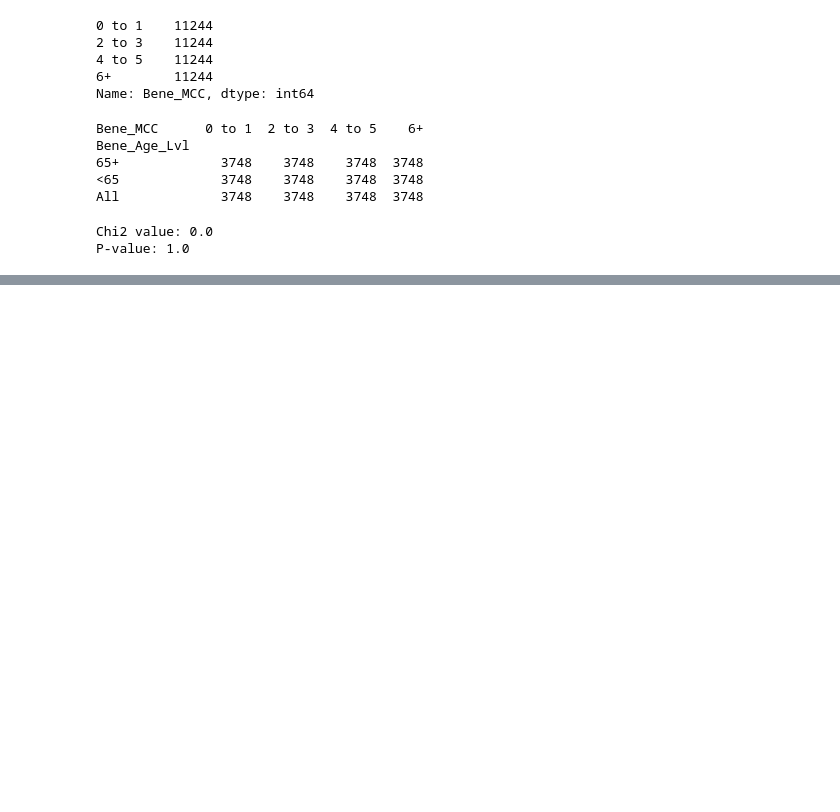
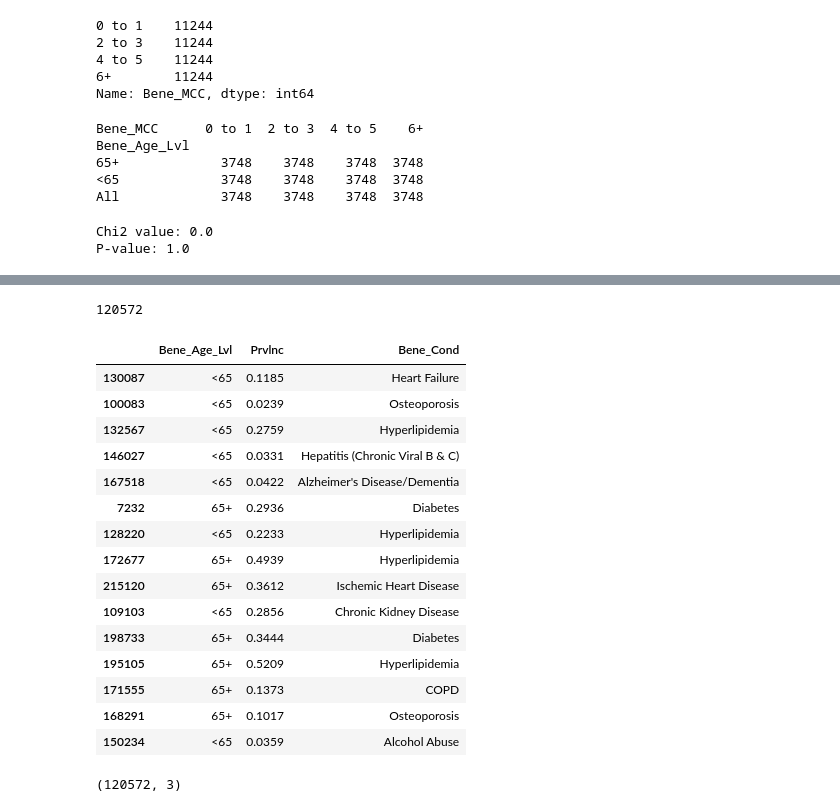
Before and after one commit to kkettip/datasci_5_statistics, a Jupyter notebook: datasci_5_statistics.ipynb, the cells around one changed output, grey strips where cells are left out. Drawn from its saved outputs; the diff is of its cells as text; code cells hidden in the pictures; blank space fills up the shorter version.

```diff
--- a/datasci_5_statistics.ipynb
+++ b/datasci_5_statistics.ipynb
@@ -68,0 +120,4 @@ P-value: 1.0
+# %%
+df2 = df2[['Bene_Age_Lvl', 'Prvlnc', 'Bene_Cond']]
+df2 = df2[((df2['Bene_Age_Lvl'] == '65+' ) | (df2['Bene_Age_Lvl'] == '<65'))]
+df2
@@ -68,0 +138,28 @@ P-value: 1.0
+# %%
+df2 = df2.dropna()
+len(df2)
+# %% [output]
+120572
+# %%
+df2.sample(15)
+# %% [output]
+|  | Bene_Age_Lvl | Prvlnc | Bene_Cond |
+| 130087 | <65 | 0.1185 | Heart Failure |
+| 100083 | <65 | 0.0239 | Osteoporosis |
+| 132567 | <65 | 0.2759 | Hyperlipidemia |
+| 146027 | <65 | 0.0331 | Hepatitis (Chronic Viral B & C) |
+| 167518 | <65 | 0.0422 | Alzheimer's Disease/Dementia |
+| 7232 | 65+ | 0.2936 | Diabetes |
+| 128220 | <65 | 0.2233 | Hyperlipidemia |
+| 172677 | 65+ | 0.4939 | Hyperlipidemia |
+| 215120 | 65+ | 0.3612 | Ischemic Heart Disease |
+| 109103 | <65 | 0.2856 | Chronic Kidney Disease |
+| 198733 | 65+ | 0.3444 | Diabetes |
+| 195105 | 65+ | 0.5209 | Hyperlipidemia |
+| 171555 | 65+ | 0.1373 | COPD |
+| 168291 | 65+ | 0.1017 | Osteoporosis |
+| 150234 | <65 | 0.0359 | Alcohol Abuse |
+# %%
+df2.shape
+# %% [output]
+(120572, 3)
```
Also changed, not shown: parts of 16 cells of this notebook.
